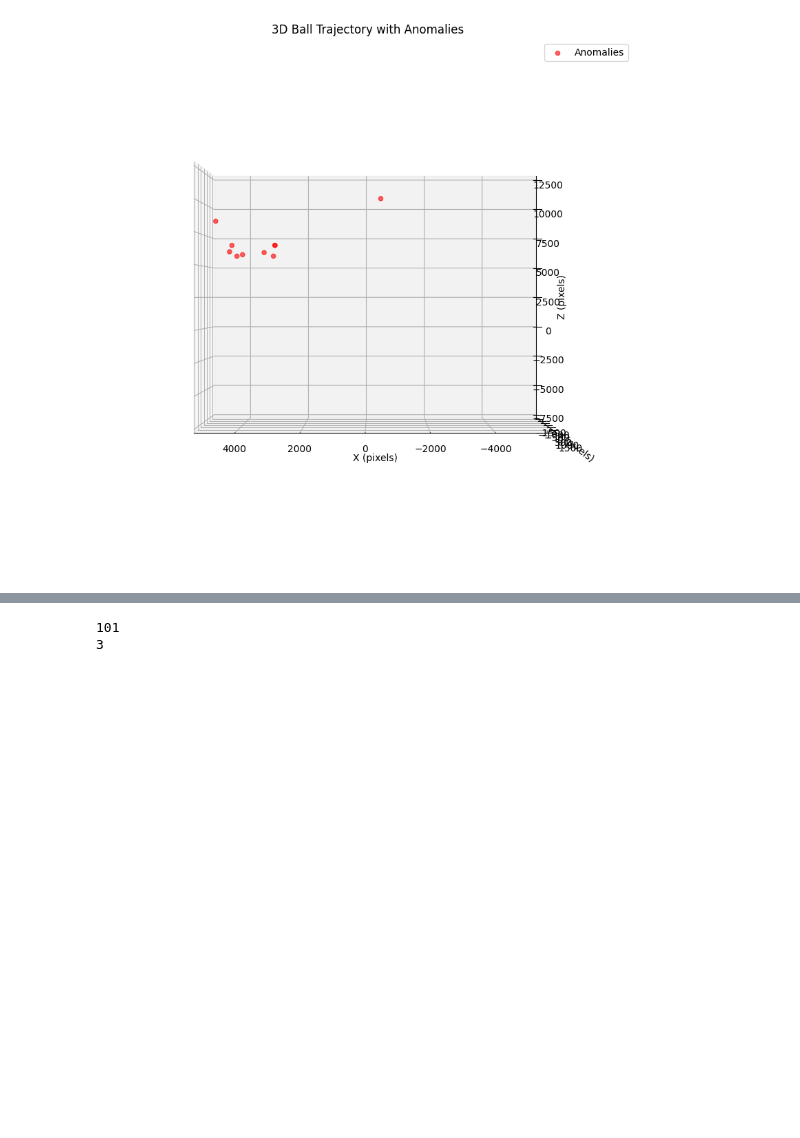
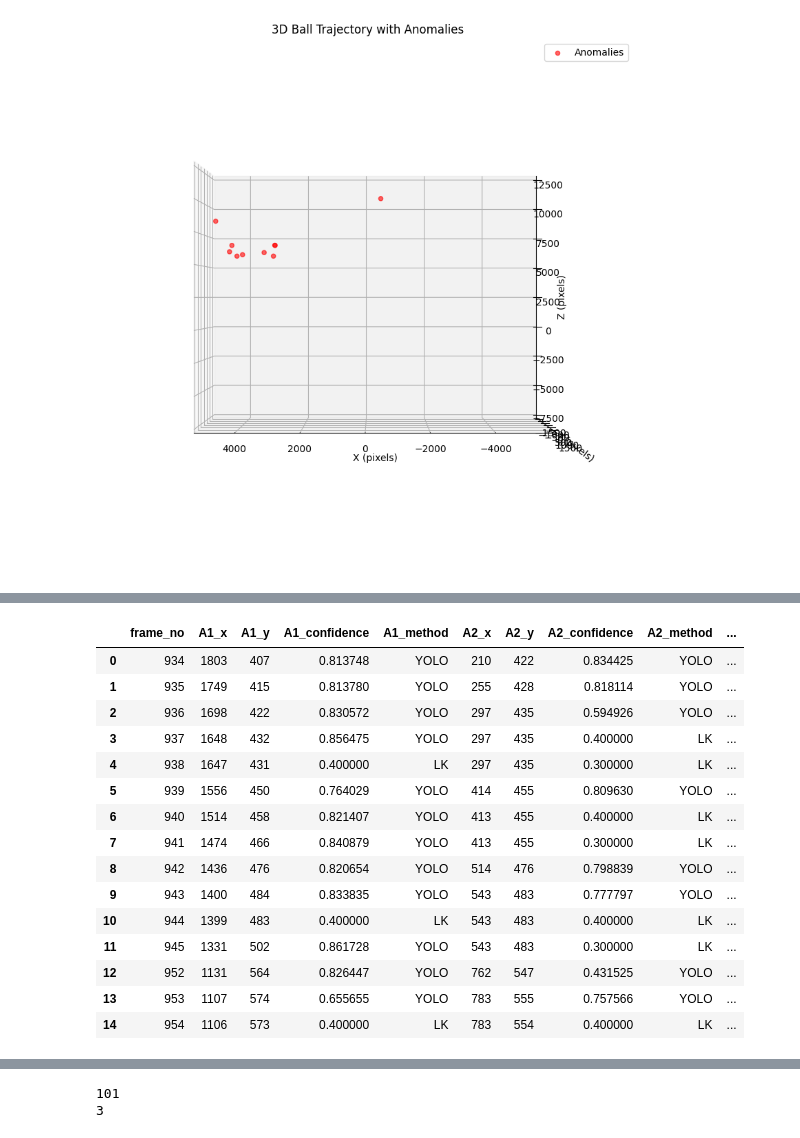
Before and after one commit to damianstone/cv-calibration-triangulation, a Jupyter notebook: notebooks/postprocessing.ipynb, the cells around one changed output, grey strips where cells are left out. Drawn from its saved outputs; the diff is of its cells as text; code cells hidden in the pictures; blank space fills up the shorter version.

```diff
--- a/notebooks/postprocessing.ipynb
+++ b/notebooks/postprocessing.ipynb
@@ -281,0 +294,20 @@ plot_3d_anomalies_points(triangulation_results)
+# %%
+tr = triangulation_results.iloc[:15]
+tr.head(15)
+# %% [output]
+|  | frame_no | A1_x | A1_y | A1_confidence | A1_method | A2_x | A2_y | A2_confidence | A2_method | ... |
+| 0 | 934 | 1803 | 407 | 0.813748 | YOLO | 210 | 422 | 0.834425 | YOLO | ... |
+| 1 | 935 | 1749 | 415 | 0.813780 | YOLO | 255 | 428 | 0.818114 | YOLO | ... |
+| 2 | 936 | 1698 | 422 | 0.830572 | YOLO | 297 | 435 | 0.594926 | YOLO | ... |
+| 3 | 937 | 1648 | 432 | 0.856475 | YOLO | 297 | 435 | 0.400000 | LK | ... |
+| 4 | 938 | 1647 | 431 | 0.400000 | LK | 297 | 435 | 0.300000 | LK | ... |
+| 5 | 939 | 1556 | 450 | 0.764029 | YOLO | 414 | 455 | 0.809630 | YOLO | ... |
+| 6 | 940 | 1514 | 458 | 0.821407 | YOLO | 413 | 455 | 0.400000 | LK | ... |
+| 7 | 941 | 1474 | 466 | 0.840879 | YOLO | 413 | 455 | 0.300000 | LK | ... |
+| 8 | 942 | 1436 | 476 | 0.820654 | YOLO | 514 | 476 | 0.798839 | YOLO | ... |
+| 9 | 943 | 1400 | 484 | 0.833835 | YOLO | 543 | 483 | 0.777797 | YOLO | ... |
+| 10 | 944 | 1399 | 483 | 0.400000 | LK | 543 | 483 | 0.400000 | LK | ... |
+| 11 | 945 | 1331 | 502 | 0.861728 | YOLO | 543 | 483 | 0.300000 | LK | ... |
+| 12 | 952 | 1131 | 564 | 0.826447 | YOLO | 762 | 547 | 0.431525 | YOLO | ... |
+| 13 | 953 | 1107 | 574 | 0.655655 | YOLO | 783 | 555 | 0.757566 | YOLO | ... |
+| 14 | 954 | 1106 | 573 | 0.400000 | LK | 783 | 554 | 0.400000 | LK | ... |
```
Also changed, not shown: parts of 6 cells of this notebook.
